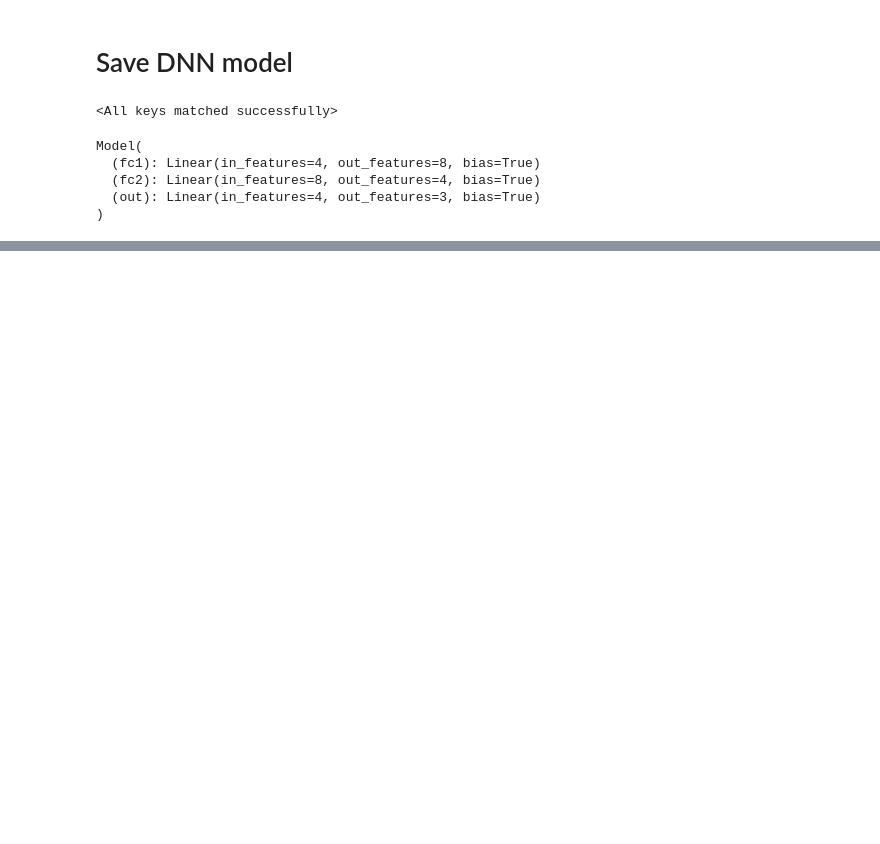
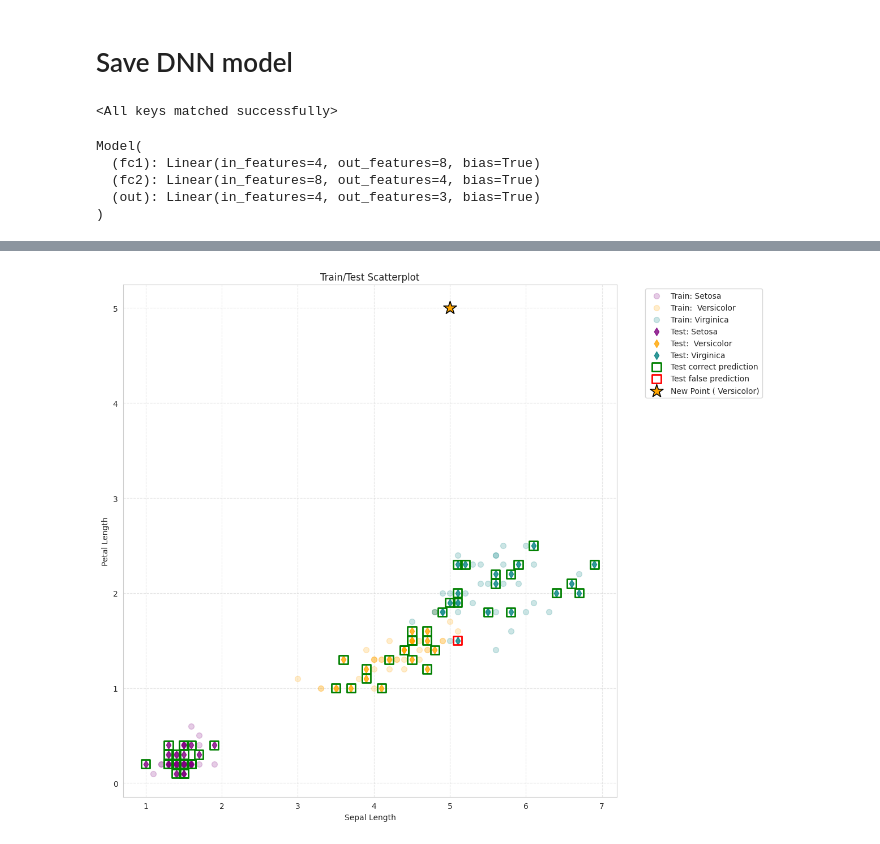
Before and after one commit to DawidSkowronski/PyTorch-Projects, a Jupyter notebook: PyTorch_Tutorial.ipynb, the cells around one changed output, grey strips where cells are left out. Saved outputs shown, nothing was run; the diff lists cells and outputs as text; code cells hidden in the pictures; blank space fills up the shorter version.

```diff
--- a/PyTorch_Tutorial.ipynb
+++ b/PyTorch_Tutorial.ipynb
@@ -337,13 +326,0 @@ pd.DataFrame(X_train)
-# %%
-fig, ax = plt.subplots()
-for color in ['tab:blue', 'tab:orange']:
-    n = 2
-    x, y = np.random.rand(2, n)
-    scale = 20.0
-    ax.scatter(x, y, c=color, s=scale, label=color,
-               alpha=0.8, edgecolors='none')
-
-ax.legend()
-ax.grid(True)
-
-plt.show()
@@ -351,0 +327,6 @@ plt.show()
+# %%
+# New point
+with torch.no_grad():
+  odd_iris = torch.tensor([5. ,20. ,5. ,5.])
+  new_point_pred = model(odd_iris).argmax()
+print(new_point_pred)
@@ -351,0 +335,73 @@ plt.show()
+# %%
+plt.figure(figsize=(12,10))
+
+first_axis_feature = 0
+second_axis_fature = 1
+
+colors = {0: "purple",
+          1: "orange",
+          2: 'teal'}
+species_names = {0: 'Setosa',
+                 1: ' Versicolor',
+                 2: 'Virginica'}
+
+# Iterate through species
+# Train set
+
+alpha_train = .2
+for species_val, color in colors.items():
+  mask_train = (Y_train == species_val).values
+  plt.scatter(X_train.iloc[mask_train, first_axis_feature], X_train.iloc[mask_train, second_axis_fature],
+              c = color, marker = 'o', alpha = alpha_train,
+              s= 50, label = f"Train: {species_names[species_val]}")
+
+# Test set
+alpha_test = .8
+for species_val, color in colors.items():
+  mask_test = (Y_test == species_val).values
+  plt.scatter(X_test.iloc[mask_test, first_axis_feature], X_test.iloc[mask_test,second_axis_fature],
+              c = color, marker = 'd', alpha = alpha_test,
+              s = 50, label = f"Test: {species_names[species_val]}")
+
+
+correct_mask = (Y_test.values == Y_predict_test)
+incorrect_mask = (Y_test.values != Y_predict_test)
+
+plt.scatter(X_test.iloc[correct_mask, first_axis_feature], X_test.iloc[correct_mask, second_axis_fature],
+            facecolors = 'none',
+            edgecolors = 'green',
+            marker = 's',
+            s = 120,
+            linewidth = 2,
+            label = "Test correct prediction")
+
+plt.scatter(X_test.iloc[incorrect_mask, first_axis_feature], X_test.iloc[incorrect_mask, second_axis_fature],
+            facecolors = 'none',
+            edgecolors = 'red',
+            marker = 's',
+            s = 120,
+            linewidth = 2,
+            label = "Test false prediction")
+
+# New point
+plt.scatter(odd_iris[first_axis_feature],
+            odd_iris[second_axis_fature],
+            color = colors[new_point_pred.item()],
+            marker = '*',
+            s = 300,
+            edgecolors = 'black',
+            linewidth = 1.2,
+            label = f"New Point ({species_names[new_point_pred.item()]})")
+
+plt.title("Train/Test Scatterplot")
+plt.xlabel("Sepal Length")
+plt.ylabel("Petal Length")
+
+plt.legend(bbox_to_anchor=(1.05, 1), loc='upper left')
+plt.grid(True, linestyle='--', alpha=0.5)
+plt.tight_layout()
+
+
+plt.show()
+# %% [output]
+[figure, added]
```
Also changed, not shown: parts of 18 cells of this notebook.
